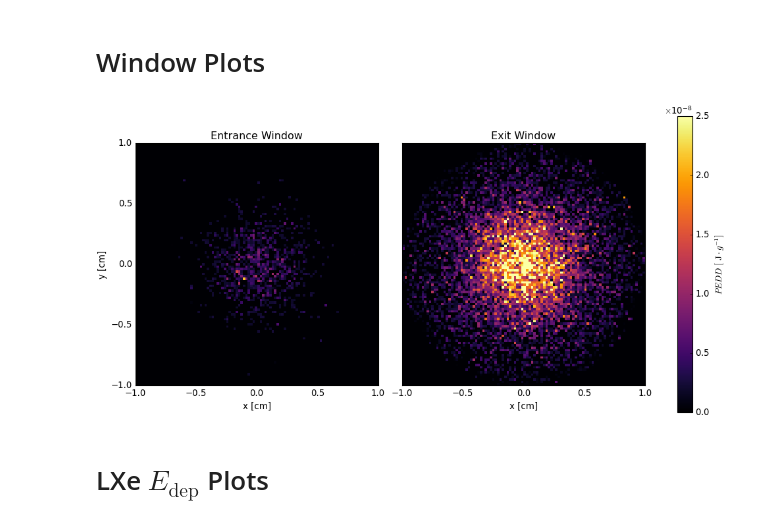
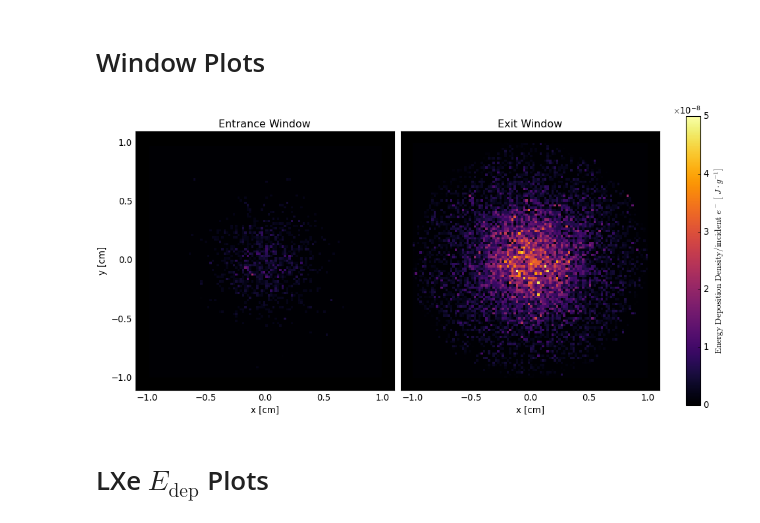
Before and after one commit to MaxVarverakis/G4Bl-LXeSims, a Jupyter notebook: analysis/zslice.ipynb, the cells around one changed output. Drawn from its saved outputs; the diff is of its cells as text; code cells hidden in the pictures.

```diff
--- a/analysis/zslice.ipynb
+++ b/analysis/zslice.ipynb
@@ -113,52 +144,82 @@ plt.show()
 # %% [markdown]
 # Window Plots
 # %%
-WinKey = 'pedd' # edep or pedd
+WinKey = 'edd' # edep or edd
 
 
 names = ['Entrance Window', 'Exit Window']
-labels = {'edep': r'$E_{dep}\ \left[\mathrm{MeV}\right]$', 'pedd': r'$PEDD\ \left[\ \mathrm{J}\cdot g^{-1}\right]$'}
+labels = {'edep': r'$E_{dep}\ \left[\mathrm{MeV}\right]$', 'edd': r'$\mathrm{Energy\ Deposition\ Density}/\mathrm{incident}\ e^-\ \left[\ J\cdot g^{-1}\right]$'}
 WinEdep = [
     df_EntranceWin,
     df_ExitWin
     ]
 
 vmin = 0
-vmax = 2.5e-8
+vmax = {'edep': 10, 'edd': 5e-8}
 n = 100 # n by n grid
 
 bin_vol = (2*info["WinProperties"]["r_window"]/n)**2 * info["WinProperties"]["Win_thickness"] # cm^3
 bin_mass = bin_vol * info["rho"][WinMat] # g
-mass = {'edep': 1, 'pedd': bin_mass / (1e6 * e_charge)}
+mass = {'edep': 1, 'edd': bin_mass / (1e6 * e_charge)}
+
+WinEDD = []
 
 plt.close()
 fig, ax = plt.subplots(1, 2, sharey=True, figsize=(12,6), constrained_layout=True)
 for i in range(2):
-    h = ax[i].hist2d(
+    # Bin the Edep data to prepare for pcolormesh
+    h = np.histogram2d(
         x=WinEdep[i]['x']/10,
         y=WinEdep[i]['y']/10,
-        weights=WinEdep[i]['Edep']/mass[WinKey],
+        weights=WinEdep[i]['Edep'],
         bins=n,
+    )
+
+    ################################################
+
+    x_edges = h[1]
+    y_edges = h[2]
+
+    x_bin_centers = (x_edges[:-1] + x_edges[1:]) / 2
+    y_bin_centers = (y_edges[:-1] + y_edges[1:]) / 2
+
+    Edep_per_bin = h[0]
+
+    # Electron charge in C
+    e_charge = 1.602176634e-19
+
+    # Extract Edep, convert MeV to J, divide by mass of bin
+    EDD = Edep_per_bin / mass[WinKey] # J/g
+
+    im = ax[i].pcolormesh(x_edges, y_edges, EDD.T,
         cmap='inferno',
         vmin=vmin,
-        vmax=vmax, # need to set these, otherwise the left subplot does not obey the colorbar
+        vmax=vmax[WinKey], # need to set these, otherwise the left subplot does not obey the colorbar
     )
+
+
+    if WinKey != 'edd':
+        EDD = Edep_per_bin / mass['edd']
+    WinEDD.append([ x_edges, y_edges, EDD.T, x_bin_centers, y_bin_centers ])
+
+    ################################################
+
     # ax[i].autoscale_view()
     ax[i].set_xlabel('x [cm]')
     # ax[i].set_xticks(np.arange(-1,1.25,0.25))
     # ax[i].set_yticks(np.arange(-1,1.25,0.25))
-    ax[i].set_xlim(-1,1)
+    ax[i].set_xlim(-1.1,1.1)
     ax[i].set_title(names[i])
     ax[i].set_aspect('equal')
     ax[i].set_facecolor('black')
 ax[0].set_ylabel('y [cm]')
-ax[0].set_ylim(-1,1)
-cb = fig.colorbar(h[3], ax=ax[1], label=labels[WinKey])
+ax[0].set_ylim(-1.1,1.1)
+cb = plt.colorbar(im, ax=ax[1], label=labels[WinKey])
 cb.formatter.set_useMathText(True)
 cb.formatter.set_powerlimits((0, 0))
 plt.show()
 # %% [output]
-[figure, old version]
+[figure, new version]
 # %% [markdown]
 # LXe $E_{\mathrm{dep}}$ Plots
 # %%
```
Also changed, not shown: parts of 15 cells of this notebook, 2 other files.
